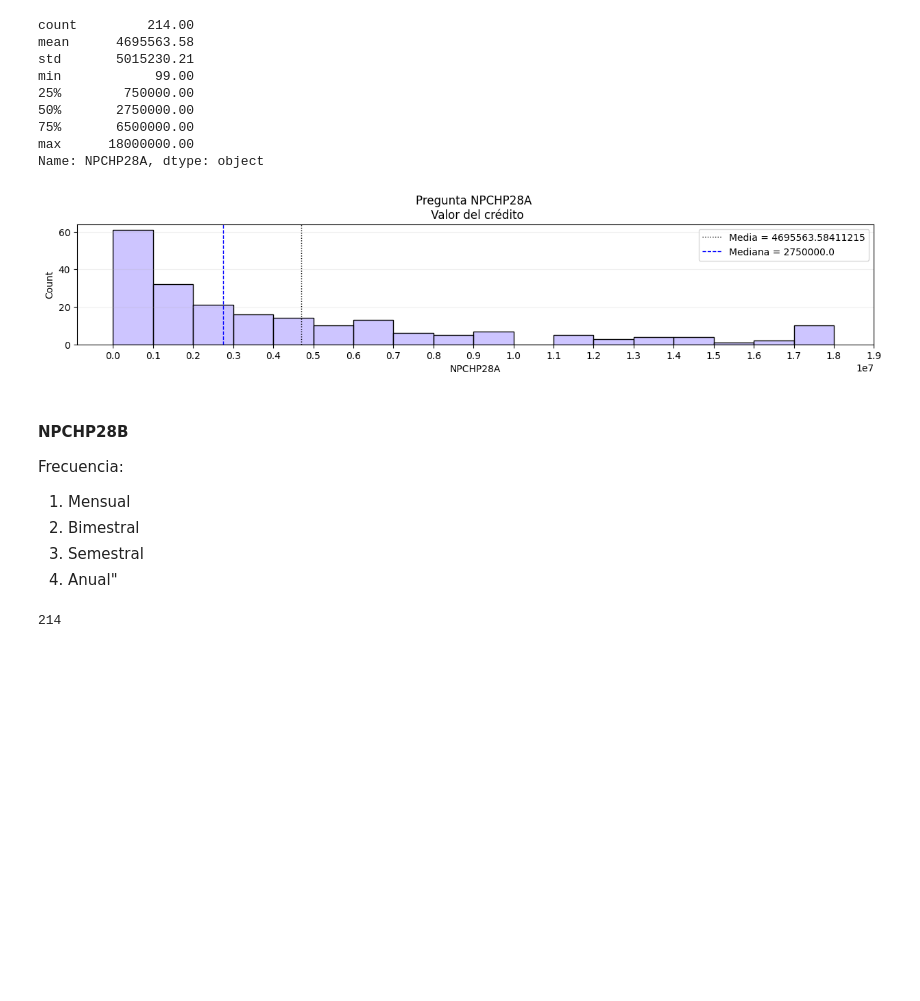
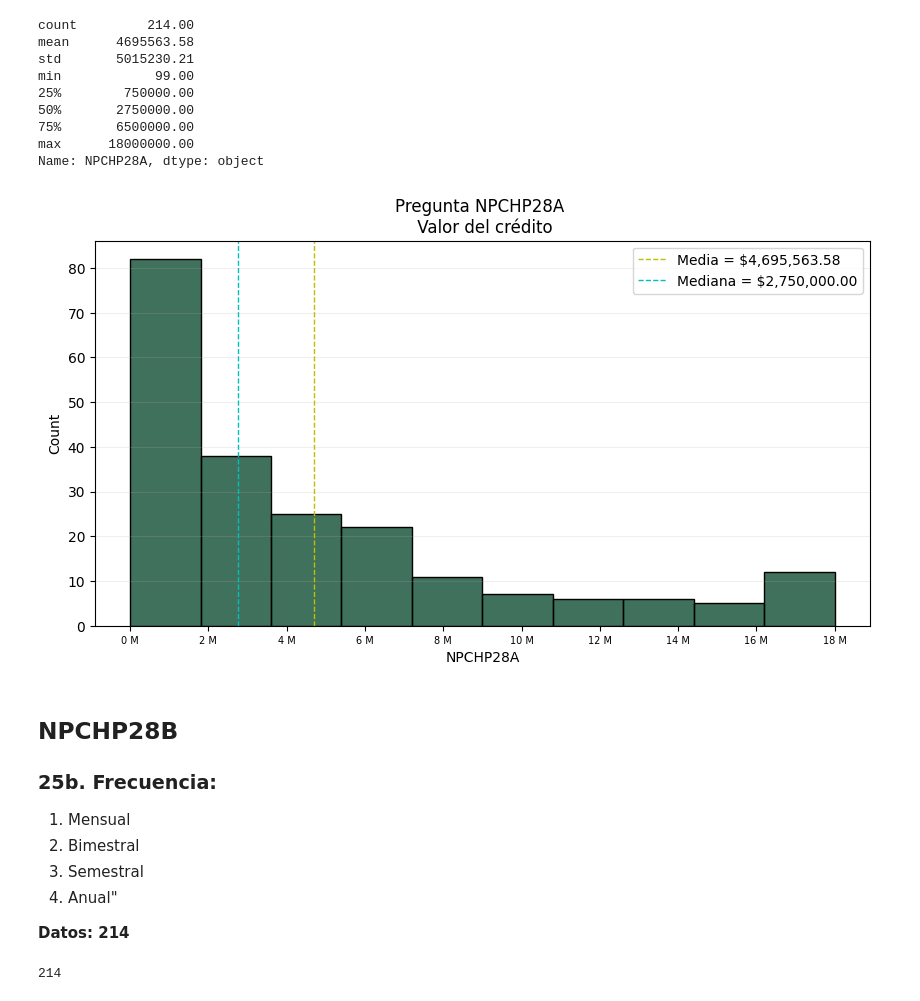
Before and after one commit to pinnzonandres/Encuesta-Multiproposito-Suba, a Jupyter notebook: Jupyter Scripts/7 - Parte EDA & Limpieza - Sección NPCHP.ipynb, the cells around one changed output. Cells and saved outputs as stored; diff of their text form; code cells hidden in the pictures; blank space fills up the shorter version.

```diff
--- a/Jupyter Scripts/7 - Parte EDA & Limpieza - Sección NPCHP.ipynb
+++ b/Jupyter Scripts/7 - Parte EDA & Limpieza - Sección NPCHP.ipynb
@@ -342,9 +343,19 @@ colors = ['#264653','#e63946','#ddbea9','#0077b6','#283618','#fca311','#ffc6ff',
 # %%
-for i,j,z in zip(transporte,list_tra,colors):
-    plt.figure(figsize=(10,5))
-    bars = plt.bar(data[i].value_counts().index.tolist(),data[i].value_counts().tolist(), edgecolor = 'black', color = z)
-    plt.title(f'Pregunta {i} \n En un trayecto normal a su sitio de estudio, ¿cuáles medios de transporte utiliza …: \n {j}?')
-    plt.xticks([0,1,2],['No','Si', 'No Contesta'])
-    plt.bar_label(bars)
-    plt.show()
+fig, axes = plt.subplots(4,4, figsize = (20,20), squeeze=False)
+axli = axes.flatten()
+fig.subplots_adjust(top=0.9)
+fig.suptitle('En un trayecto normal a su sitio de estudio, ¿cuáles medios de transporte utiliza …:', fontsize=24)
+for ax,cols,names in zip(axli,transporte,list_tra):
+    sns.countplot(x = cols, data = data, ax = ax)
+    ax.grid(alpha = 0.2, axis = 'y')
+    ax.set_title(f'{names}')
+    ax.set_xticks([0,1],['No','Si'])
+    ax.set_ylim(0,6000)
+    ax.margins(y=0.1) # make room for the labels
+    for bars in ax.containers:
+        ax.bar_label(bars, fmt='%.0f', fontsize=9)
+plt.tight_layout()
+plt.subplots_adjust(top=0.94)
+
+plt.show()
 # %% [output]
@@ -417,7 +415,7 @@ data['NPCHP28'].value_counts()
 1.0     214
 Name: NPCHP28, dtype: int64
 # %%
-data['NPCHP28'] = data.apply(lambda x: 0 if (x['NPCHP28'] == 2) else (1 if (x['NPCHP28'] == 1) else 2), axis = 1)
+data = data.replace({'NPCHP28':2},0)
 # %%
 plt.figure(figsize=(10,5))
 bars = plt.bar(data['NPCHP28'].value_counts().index.tolist(),data['NPCHP28'].value_counts().tolist(), edgecolor = 'black', color = '#f5cac3')
@@ -449,30 +447,26 @@ min            99.00
 max      18000000.00
 Name: NPCHP28A, dtype: object
 # %%
-plt.figure(figsize=(15,5))
-plt.subplot(2,1,1)
-#counts, edges, bars = plt.hist(data['NPCHP4A'] , bins = np.arange(1,15)-0.5, edgecolor = 'black', color = '#bdb2ff')
-sns.histplot(data = data, x = 'NPCHP28A', bins = 18, color = '#bdb2ff')
-#sns.kdeplot(data = data, x = 'NPCGP17B')
-#ticklabels = [i for i in range(5)]
-plt.xticks(range(0, 20000000, 1000000))
-#plt.bar_label(bars)
+plt.figure(figsize=(10,5))
+sns.histplot(data = data, x = 'NPCHP28A', color = '#004225', fill = True)
 plt.title('Pregunta NPCHP28A \n Valor del crédito')
-#plt.xlim([-1,10])
-plt.axvline(data['NPCHP28A'].mean(), color='k', linestyle=':', linewidth=1, label = f'Media = {data["NPCHP28A"].mean()}')
-plt.axvline(data['NPCHP28A'].median(), color='b', linestyle='dashed', linewidth=1, label = f'Mediana = {data["NPCHP28A"].median()}')
+plt.grid(alpha = 0.2, axis = 'y')
+plt.axvline(data['NPCHP28A'].mean(), color='y', linestyle='dashed', linewidth=1, label = f'Media = ${data["NPCHP28A"].mean():,.2f}')
+plt.axvline(data['NPCHP28A'].median(), color='c', linestyle='dashed', linewidth=1, label = f'Mediana = ${data["NPCHP28A"].median():,.2f}')
+plt.xticks(range(0,20000000,2000000),[f'{(i / 1000000):.0f} M' for i in range(0,20000000,2000000)], fontsize=7)
 plt.legend()
-plt.grid(alpha = 0.2, axis = 'y')
 plt.show()
 # %% [output]
-[figure, old version]
+[figure, new version]
 # %% [markdown]
-#### NPCHP28B
-Frecuencia:
+## NPCHP28B
+### 25b. Frecuencia:
 1. Mensual
 2. Bimestral
 3. Semestral
 4. Anual"
+
+**Datos: 214**
 # %%
 data['NPCHP28B'].count()
 # %% [output]
```
Also changed, not shown: parts of 42 cells of this notebook, 2 other files.
